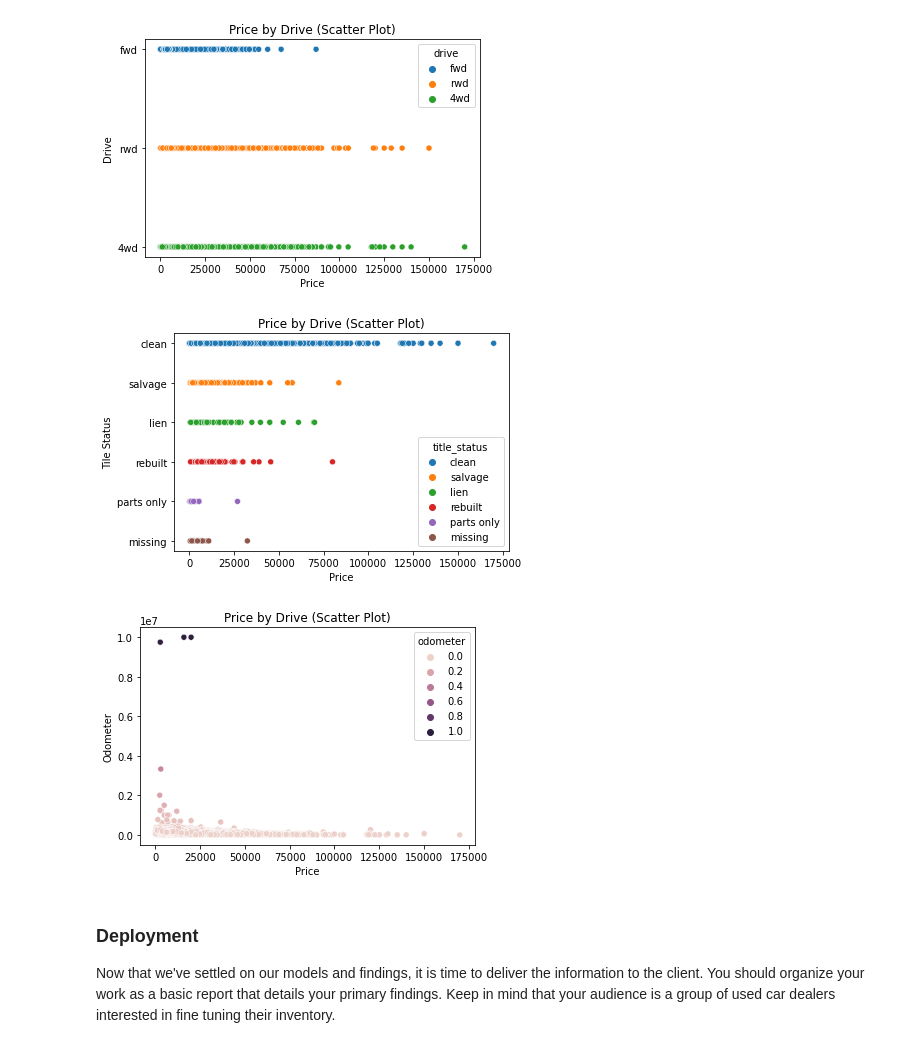
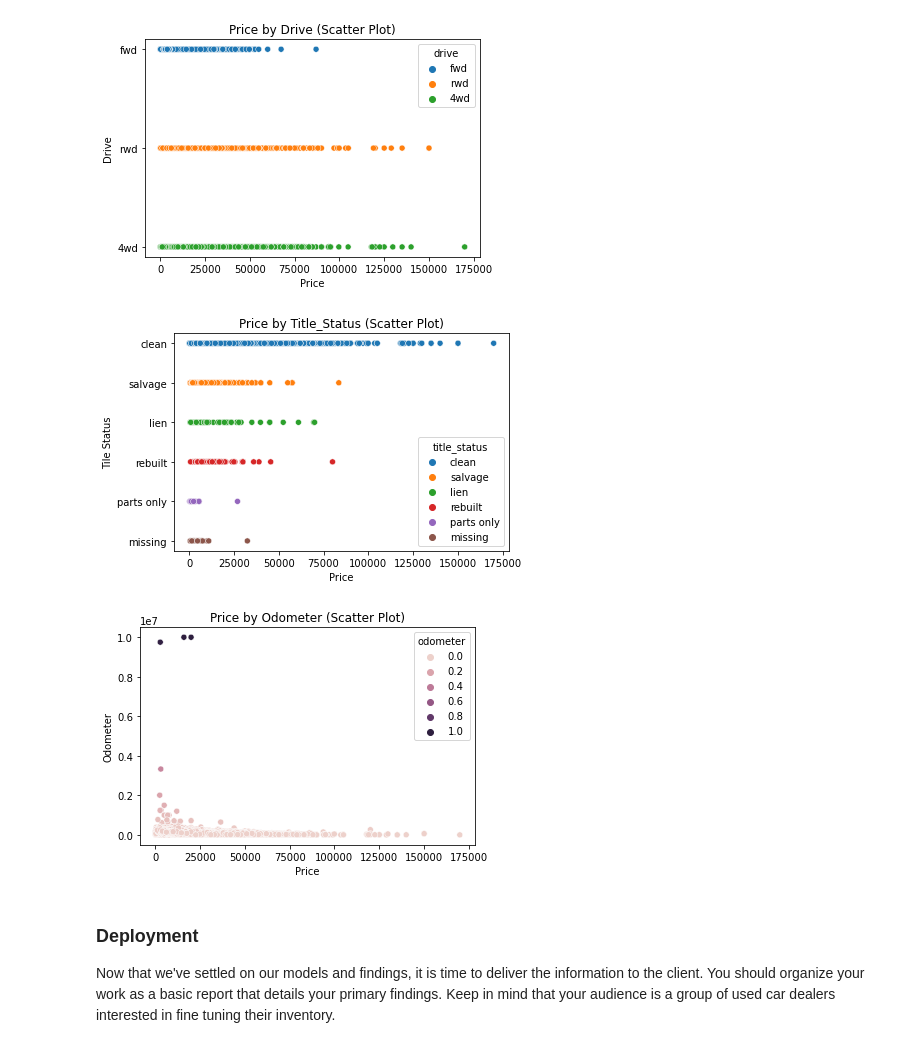
Before and after one commit to aromalega/BH-PCMLAI-PAA11_1, a Jupyter notebook: prompt_II.ipynb, the cells around one changed output. Drawn from its saved outputs; the diff is of its cells as text; code cells hidden in the pictures.

```diff
--- a/prompt_II.ipynb
+++ b/prompt_II.ipynb
@@ -694,21 +696,21 @@ plt.show()
 # %%
 # line plot showing Price vs Title_Status
 sns.scatterplot(x='price', y='title_status', hue='title_status', data=filtered_df)
-plt.title('Price by Drive (Scatter Plot)')
+plt.title('Price by Title_Status (Scatter Plot)')
 plt.xlabel('Price')
 plt.ylabel('Tile Status')
 plt.show()
 # %% [output]
-[figure, old version]
+[figure, new version]
 # %%
 # line plot showing Price vs Odometer
 sns.scatterplot(x='price', y='odometer', hue='odometer', data=filtered_df)
-plt.title('Price by Drive (Scatter Plot)')
+plt.title('Price by Odometer (Scatter Plot)')
 plt.xlabel('Price')
 plt.ylabel('Odometer')
 plt.show()
 # %% [output]
-[figure, old version]
+[figure, new version]
 # %% [markdown]
 ### Deployment
 
```
Also changed, not shown: parts of 6 cells of this notebook.
